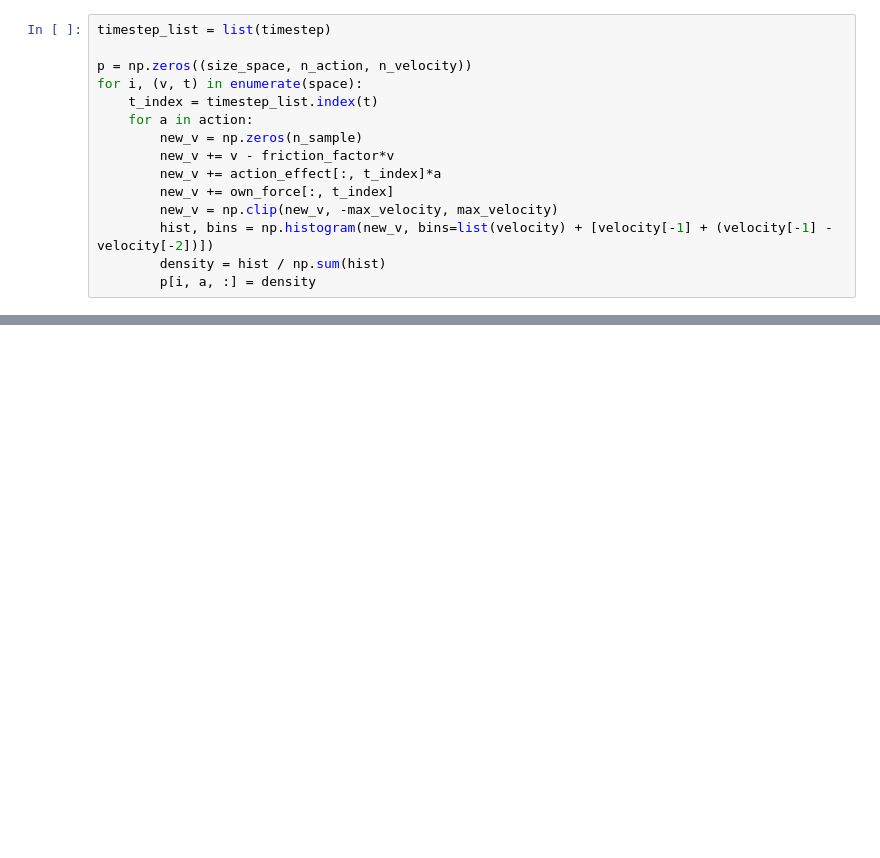
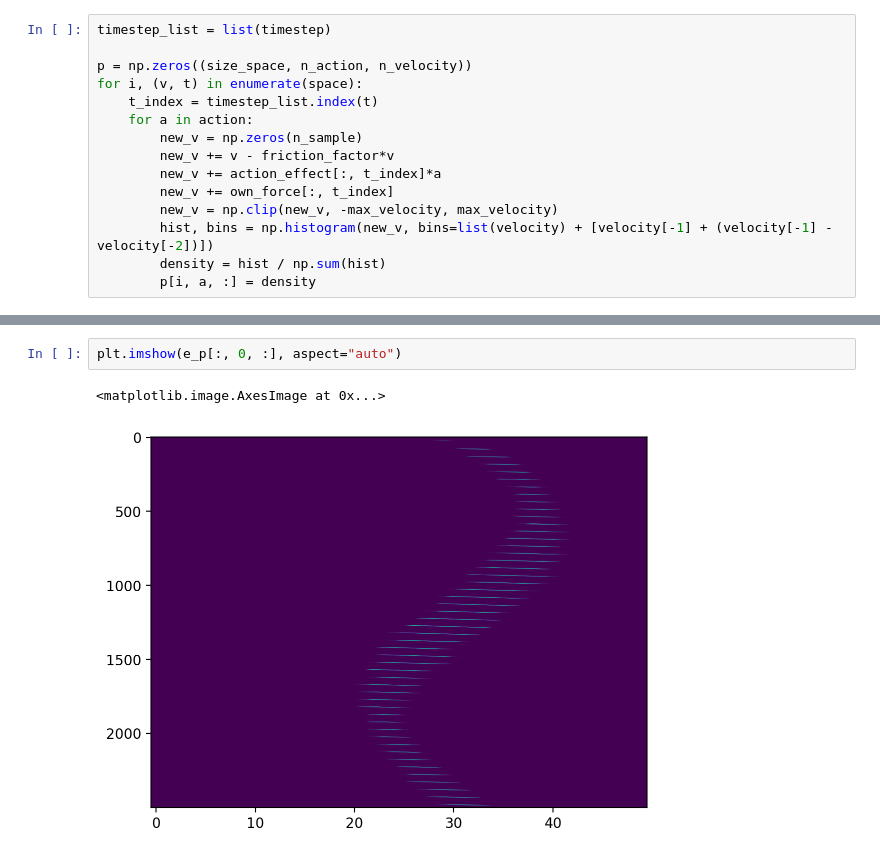
Before and after one commit to AurelienNioche/MAppModels, a Jupyter notebook: the-ball-2.ipynb, the cells around one changed output, grey strips where cells are left out. Cells and saved outputs as stored; diff of their text form; blank space fills up the shorter version.

```diff
--- a/the-ball-2.ipynb
+++ b/the-ball-2.ipynb
@@ -368,0 +368,5 @@ for t in timestep:
+# %%
+plt.imshow(e_p[:, 0, :], aspect="auto")
+# %% [output]
+<matplotlib.image.AxesImage at 0x...>
+[figure, added]
```
Also changed, not shown: parts of 9 cells of this notebook.
